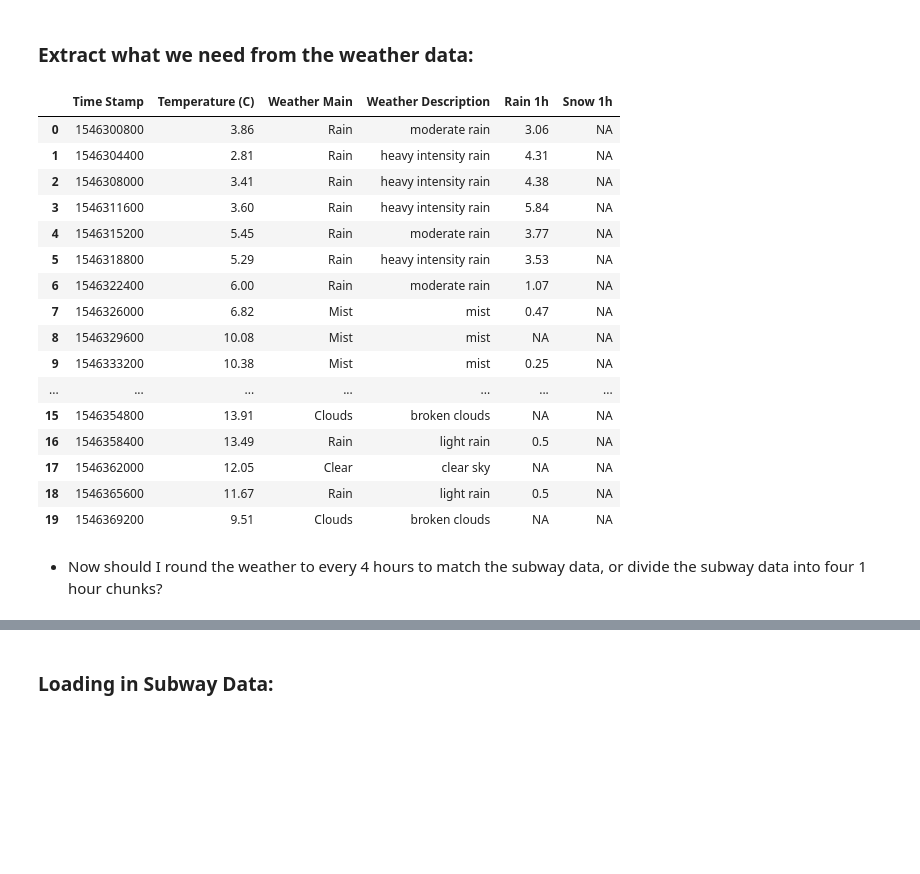
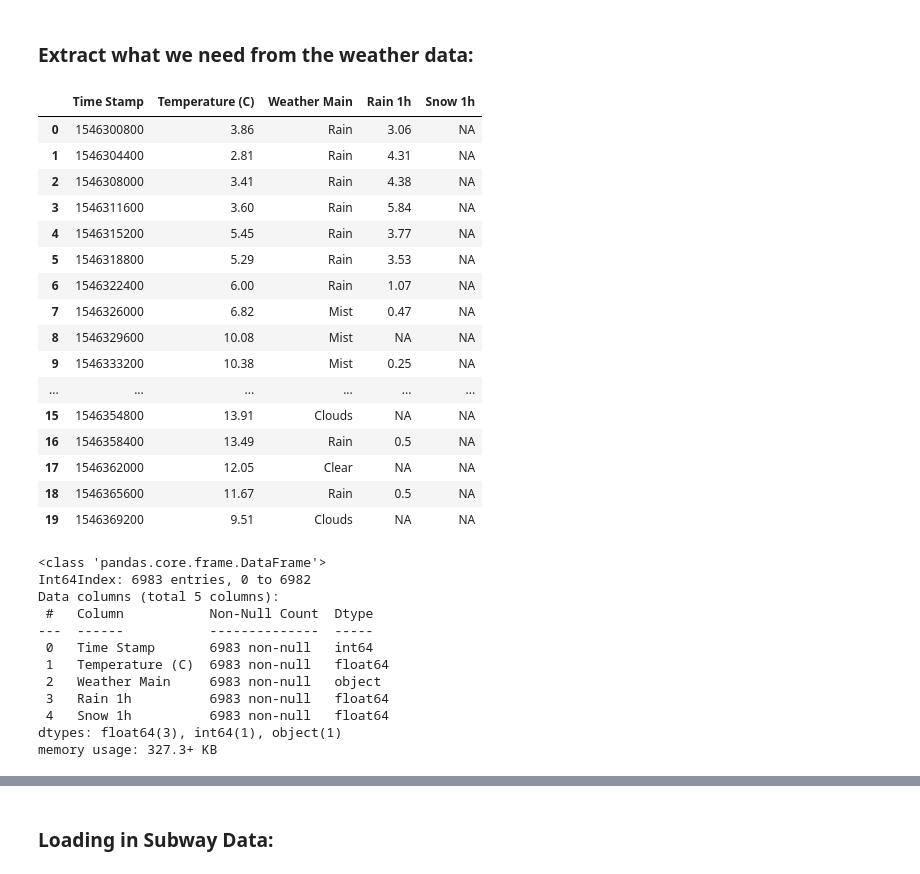
Before and after one commit to Fei117117/NYSeeNow, a Jupyter notebook: NYSeeNow-ML/SubwayData/ml_subway.ipynb, the cells around one changed output, grey strips where cells are left out. Drawn from its saved outputs; the diff is of its cells as text; code cells hidden in the pictures; blank space fills up the shorter version.

```diff
--- a/NYSeeNow-ML/SubwayData/ml_subway.ipynb
+++ b/NYSeeNow-ML/SubwayData/ml_subway.ipynb
@@ -29,47 +29,61 @@ weather_data.head(10)
 ### Extract what we need from the weather data:
 # %%
 # Create an empty DataFrame to store the venue data
-df_weather = pd.DataFrame(columns=['Time Stamp','Temperature (C)', 'Weather Main', 'Weather Description', 'Rain 1h', 'Snow 1h'])
+df_weather = pd.DataFrame(columns=['Time Stamp','Temperature (C)', 'Weather Main', 'Rain 1h', 'Snow 1h'])
 
 #select the first venue
 for k in range(len(weather_data)):
     data=weather_data.loc[k]
     time_stamp=data['data'][0]['dt']
     temp=data['data'][0]['feels_like']-273.15#store in celsius
     weather_main=data['data'][0]['weather'][0]['main']
-    weather_description=data['data'][0]['weather'][0]['description']
     try:
         rain_1h=data['data'][0]['rain']['1h']
     except KeyError:
         rain_1h='NA'
 
     try:
         snow_1h=data['data'][0]['snow']['1h']
     except KeyError:
         snow_1h='NA'
 
     #append the values information to the DataFrame
-    df_weather.loc[k] = [time_stamp,temp,weather_main,weather_description,rain_1h,snow_1h]
+    df_weather.loc[k] = [time_stamp,temp,weather_main,rain_1h,snow_1h]
 
 
 df_weather.head(20)
 # %% [output]
-|  | Time Stamp | Temperature (C) | Weather Main | Weather Description | Rain 1h | Snow 1h |
-| 0 | 1546300800 | 3.86 | Rain | moderate rain | 3.06 | NA |
-| 1 | 1546304400 | 2.81 | Rain | heavy intensity rain | 4.31 | NA |
-| 2 | 1546308000 | 3.41 | Rain | heavy intensity rain | 4.38 | NA |
-| 3 | 1546311600 | 3.60 | Rain | heavy intensity rain | 5.84 | NA |
-| 4 | 1546315200 | 5.45 | Rain | moderate rain | 3.77 | NA |
-| 5 | 1546318800 | 5.29 | Rain | heavy intensity rain | 3.53 | NA |
-| 6 | 1546322400 | 6.00 | Rain | moderate rain | 1.07 | NA |
-| 7 | 1546326000 | 6.82 | Mist | mist | 0.47 | NA |
-| 8 | 1546329600 | 10.08 | Mist | mist | NA | NA |
-| 9 | 1546333200 | 10.38 | Mist | mist | 0.25 | NA |
-| ... | ... | ... | ... | ... | ... | ... |
-| 15 | 1546354800 | 13.91 | Clouds | broken clouds | NA | NA |
-| 16 | 1546358400 | 13.49 | Rain | light rain | 0.5 | NA |
-| 17 | 1546362000 | 12.05 | Clear | clear sky | NA | NA |
-| 18 | 1546365600 | 11.67 | Rain | light rain | 0.5 | NA |
-| 19 | 1546369200 | 9.51 | Clouds | broken clouds | NA | NA |
+|  | Time Stamp | Temperature (C) | Weather Main | Rain 1h | Snow 1h |
+| 0 | 1546300800 | 3.86 | Rain | 3.06 | NA |
+| 1 | 1546304400 | 2.81 | Rain | 4.31 | NA |
+| 2 | 1546308000 | 3.41 | Rain | 4.38 | NA |
+| 3 | 1546311600 | 3.60 | Rain | 5.84 | NA |
+| 4 | 1546315200 | 5.45 | Rain | 3.77 | NA |
+| 5 | 1546318800 | 5.29 | Rain | 3.53 | NA |
+| 6 | 1546322400 | 6.00 | Rain | 1.07 | NA |
+| 7 | 1546326000 | 6.82 | Mist | 0.47 | NA |
+| 8 | 1546329600 | 10.08 | Mist | NA | NA |
+| 9 | 1546333200 | 10.38 | Mist | 0.25 | NA |
+| ... | ... | ... | ... | ... | ... |
+| 15 | 1546354800 | 13.91 | Clouds | NA | NA |
+| 16 | 1546358400 | 13.49 | Rain | 0.5 | NA |
+| 17 | 1546362000 | 12.05 | Clear | NA | NA |
+| 18 | 1546365600 | 11.67 | Rain | 0.5 | NA |
+| 19 | 1546369200 | 9.51 | Clouds | NA | NA |
-# %% [markdown]
-- Now should I round the weather to every 4 hours to match the subway data, or divide the subway data into four 1 hour chunks?
+# %%
+#set all NA values to 0
+df_weather=df_weather.replace('NA',0)
+df_weather.info()
+# %% [output]
+<class 'pandas.core.frame.DataFrame'>
+Int64Index: 6983 entries, 0 to 6982
+Data columns (total 5 columns):
+ #   Column           Non-Null Count  Dtype
+---  ------           --------------  -----
+ 0   Time Stamp       6983 non-null   int64
+ 1   Temperature (C)  6983 non-null   float64
+ 2   Weather Main     6983 non-null   object
+ 3   Rain 1h          6983 non-null   float64
+ 4   Snow 1h          6983 non-null   float64
+dtypes: float64(3), int64(1), object(1)
+memory usage: 327.3+ KB
```
Also changed, not shown: parts of 24 cells of this notebook, 2 other files.
